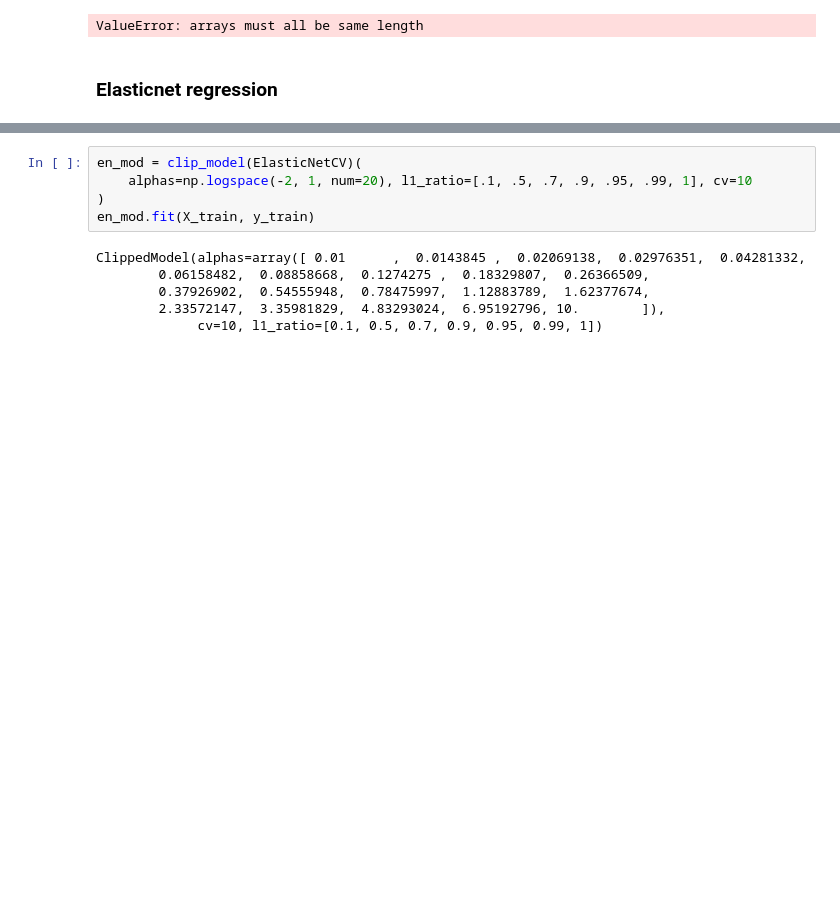
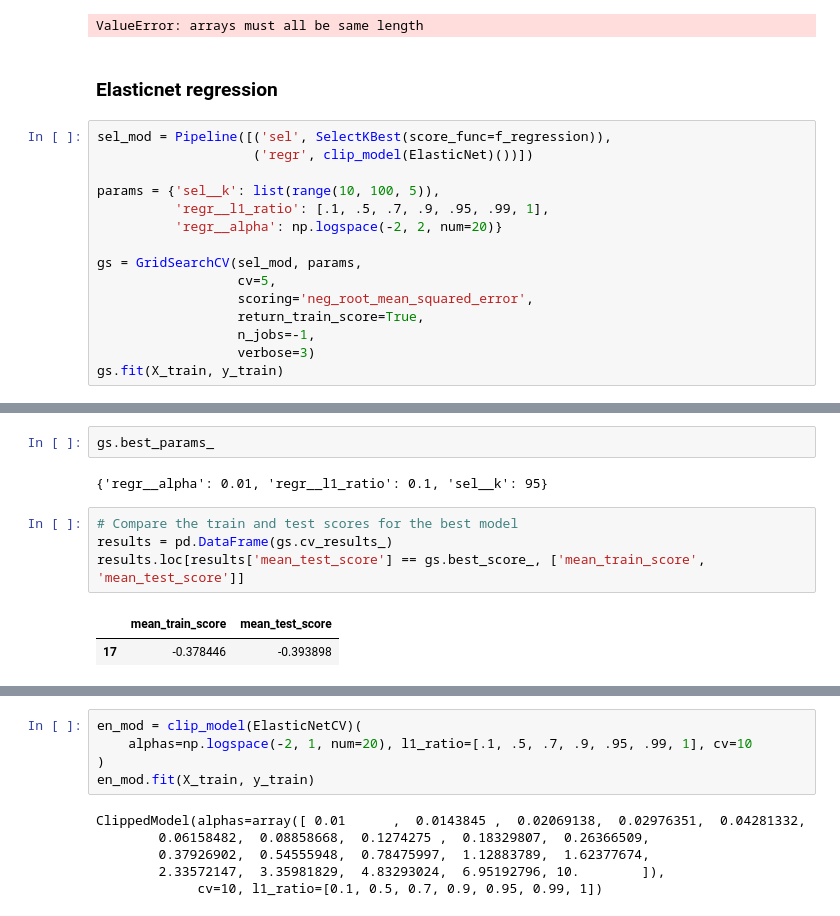
Before and after one commit to SimoneGiovannini/chocolate-rating-project, a Jupyter notebook: models.ipynb, the cells around one changed output, grey strips where cells are left out. Saved outputs shown, nothing was run; the diff lists cells and outputs as text; blank space fills up the shorter version.

Commit message:
Elasticnet with feature selection

```diff
--- a/models.ipynb
+++ b/models.ipynb
@@ -259,3 +259,18 @@ coefs.sort_values('abs_coef', ascending=False).drop('abs_coef', axis=1)
 ValueError: arrays must all be same length
 # %% [markdown]
 ### Elasticnet regression
+# %%
+sel_mod = Pipeline([('sel', SelectKBest(score_func=f_regression)),
+                    ('regr', clip_model(ElasticNet)())])
+
+params = {'sel__k': list(range(10, 100, 5)),
+          'regr__l1_ratio': [.1, .5, .7, .9, .95, .99, 1],
+          'regr__alpha': np.logspace(-2, 2, num=20)}
+
+gs = GridSearchCV(sel_mod, params,
+                  cv=5,
+                  scoring='neg_root_mean_squared_error',
+                  return_train_score=True,
+                  n_jobs=-1,
+                  verbose=3)
+gs.fit(X_train, y_train)
@@ -261,0 +311,11 @@ ValueError: arrays must all be same length
+# %%
+gs.best_params_
+# %% [output]
+{'regr__alpha': 0.01, 'regr__l1_ratio': 0.1, 'sel__k': 95}
+# %%
+# Compare the train and test scores for the best model
+results = pd.DataFrame(gs.cv_results_)
+results.loc[results['mean_test_score'] == gs.best_score_, ['mean_train_score', 'mean_test_score']]
+# %% [output]
+|  | mean_train_score | mean_test_score |
+| 17 | -0.378446 | -0.393898 |
```
Also changed, not shown: parts of 3 cells of this notebook.
